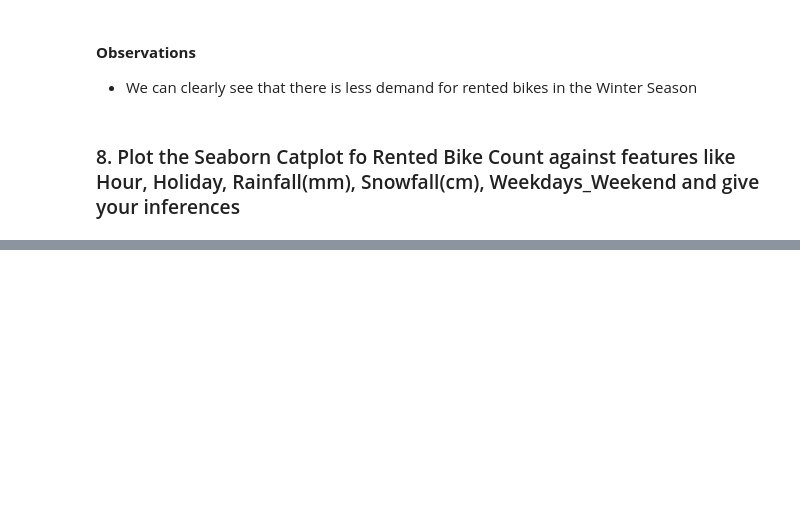
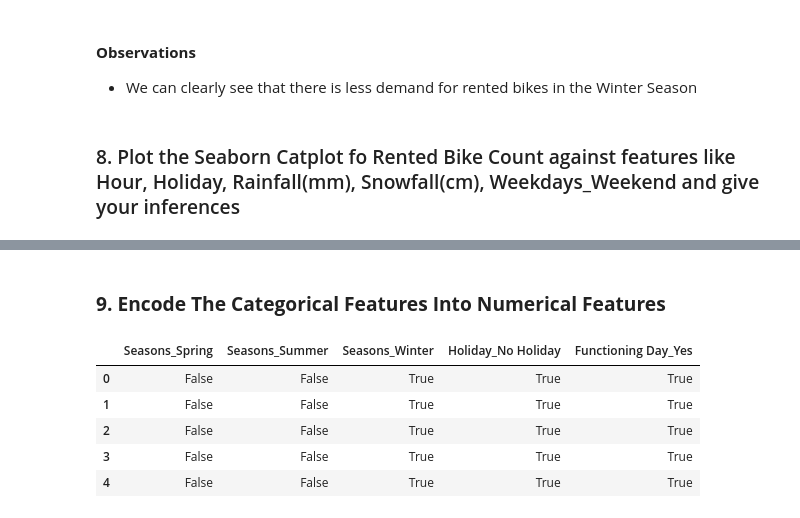
Before and after one commit to toddwalters/pgaiml-python-coding-examples, a Jupyter notebook: machine-learning/projects/section-05_capstone_project/session5-ML-Capstone-Notebook.ipynb, the cells around one changed output, grey strips where cells are left out. Drawn from its saved outputs; the diff is of its cells as text; code cells hidden in the pictures; blank space fills up the shorter version.

```diff
--- a/machine-learning/projects/section-05_capstone_project/session5-ML-Capstone-Notebook.ipynb
+++ b/machine-learning/projects/section-05_capstone_project/session5-ML-Capstone-Notebook.ipynb
@@ -391,0 +402,15 @@ _From Hour vs Rented Bikes_
+# %% [markdown]
+### **9. Encode The Categorical Features Into Numerical Features**
+# %%
+# Creating dummy variables for categorical features
+
+dummy_categorical_features = pd.get_dummies(categorical_features, drop_first=True)
+
+dummy_categorical_features.head()
+# %% [output]
+|  | Seasons_Spring | Seasons_Summer | Seasons_Winter | Holiday_No Holiday | Functioning Day_Yes |
+| 0 | False | False | True | True | True |
+| 1 | False | False | True | True | True |
+| 2 | False | False | True | True | True |
+| 3 | False | False | True | True | True |
+| 4 | False | False | True | True | True |
```
Also changed, not shown: parts of 26 cells of this notebook.
